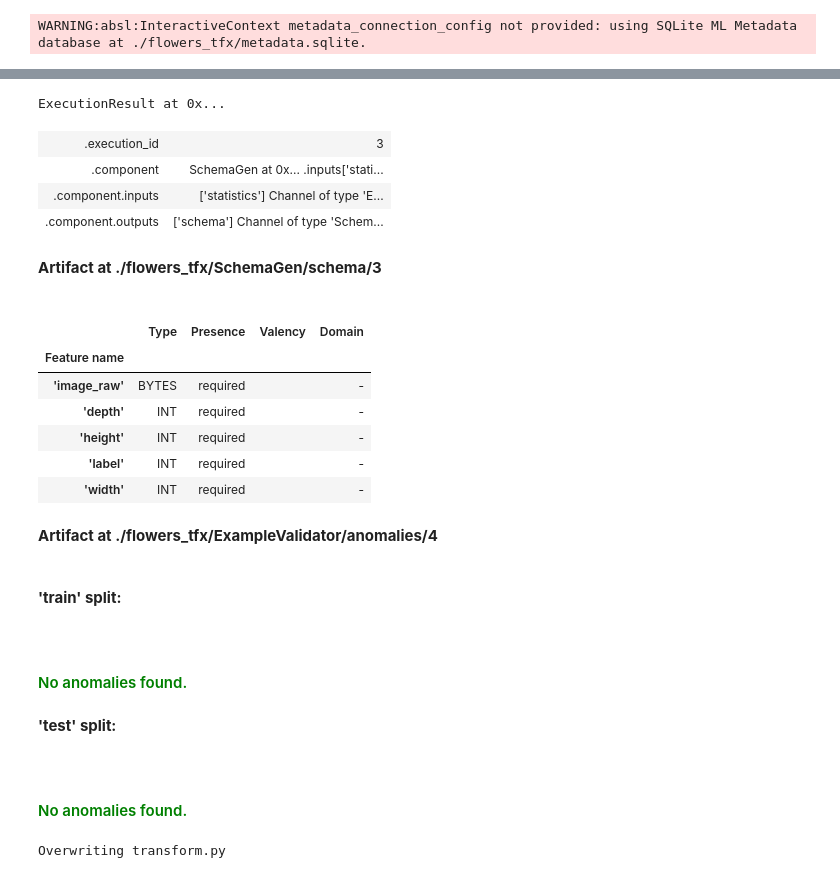
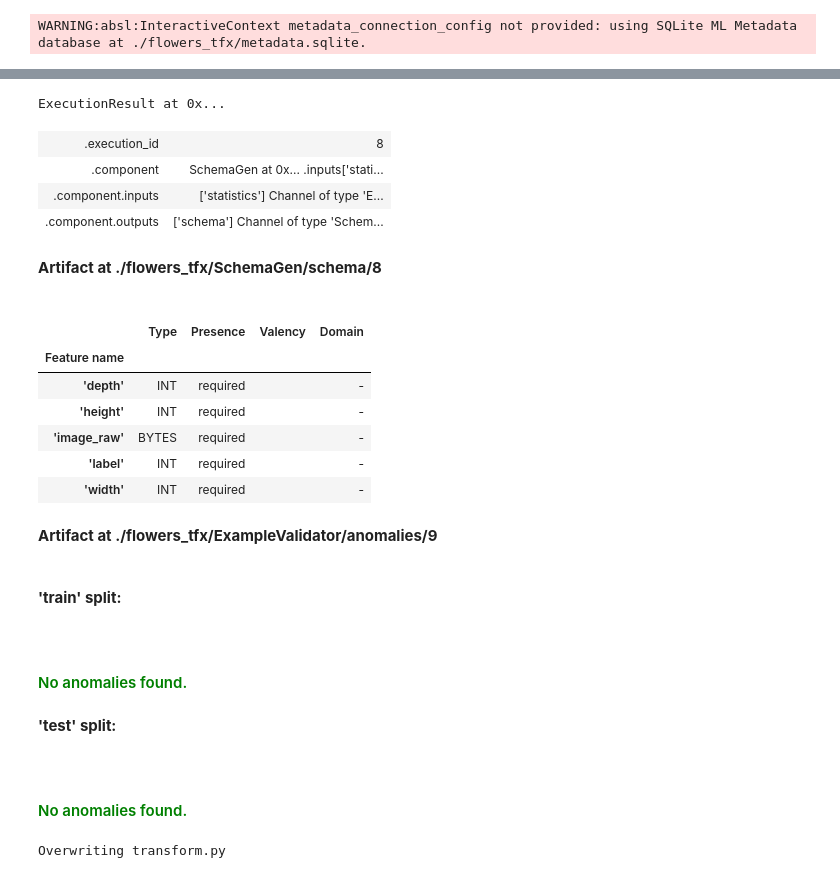
Before and after one commit to Building-ML-Pipelines/building-machine-learning-pipelines, a Jupyter notebook: chapters/data_processing/transform_images.ipynb, the cells around one changed output, grey strips where cells are left out. Saved outputs shown, nothing was run; the diff lists cells and outputs as text; code cells hidden in the pictures.

```diff
--- a/chapters/data_processing/transform_images.ipynb
+++ b/chapters/data_processing/transform_images.ipynb
@@ -58,7 +58,8 @@ output = example_gen_pb2.Output(
 example_gen = ImportExampleGen(input_base='./data',
                                output_config=output)
 
-context.run(example_gen, enable_cache=False)
+context.run(example_gen
+           )
 # %% [output]
 WARNING:apache_beam.runners.interactive.interactive_environment:Dependencies required for Interactive Beam PCollection visualization are not available, please use: `pip install apache-beam[interactive ...
 WARNING:apache_beam.io.tfrecordio:Couldn't find python-snappy so the implementation of _TFRecordUtil._masked_crc32c is not as fast as it could be.
@@ -69,6 +70,6 @@ ExecutionResult at 0x...
 | .component.outputs | ['examples'] Channel of type 'Exa... |
 # %%
 statistics_gen = StatisticsGen(examples = example_gen.outputs['examples'])
-context.run(statistics_gen, enable_cache=False)
+context.run(statistics_gen)
 # %% [output]
 ExecutionResult at 0x...
@@ -95,23 +96,23 @@ Use eager execution and:
 # %%
 schema_gen = SchemaGen(
     statistics=statistics_gen.outputs['statistics'],
     infer_feature_shape=True)
-context.run(schema_gen, enable_cache=False)
+context.run(schema_gen)
 # %% [output]
 ExecutionResult at 0x...
-| .execution_id | 3 |
+| .execution_id | 8 |
 | .component | SchemaGen at 0x... .inputs['stati... |
 | .component.inputs | ['statistics'] Channel of type 'E... |
 | .component.outputs | ['schema'] Channel of type 'Schem... |
 # %%
 context.show(schema_gen.outputs['schema'])
 # %% [output]
-Artifact at ./flowers_tfx/SchemaGen/schema/3
+Artifact at ./flowers_tfx/SchemaGen/schema/8
 |  | Type | Presence | Valency | Domain |
 | Feature name |  |  |  |  |
-| 'image_raw' | BYTES | required |  | - |
 | 'depth' | INT | required |  | - |
 | 'height' | INT | required |  | - |
+| 'image_raw' | BYTES | required |  | - |
 | 'label' | INT | required |  | - |
 | 'width' | INT | required |  | - |
 # %%
@@ -122,7 +123,7 @@ example_validator = ExampleValidator(
 context.run(example_validator)
 context.show(example_validator.outputs['anomalies'])
 # %% [output]
-Artifact at ./flowers_tfx/ExampleValidator/anomalies/4
+Artifact at ./flowers_tfx/ExampleValidator/anomalies/9
 'train' split:
 No anomalies found.
 'test' split:
```
Also changed, not shown: parts of 11 cells of this notebook, 1 other file.
